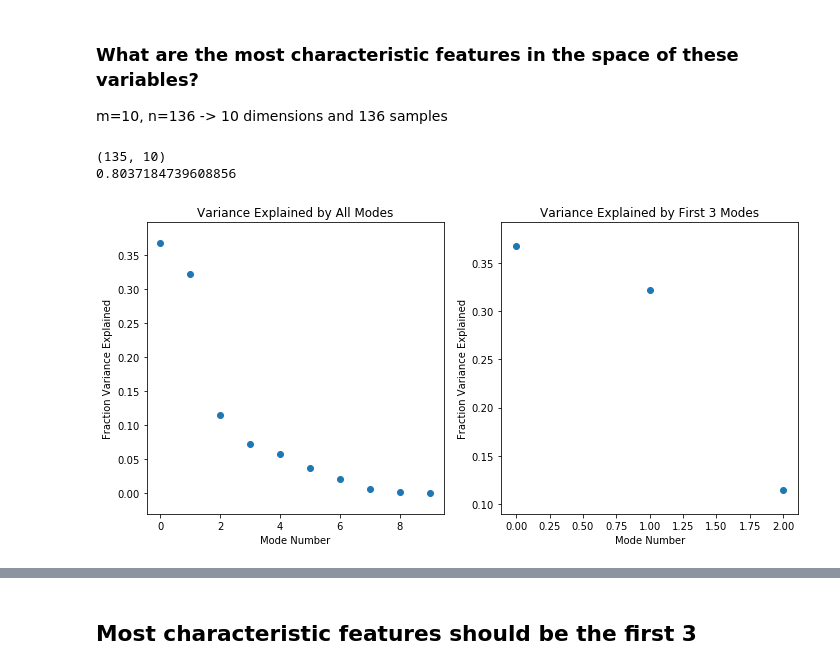
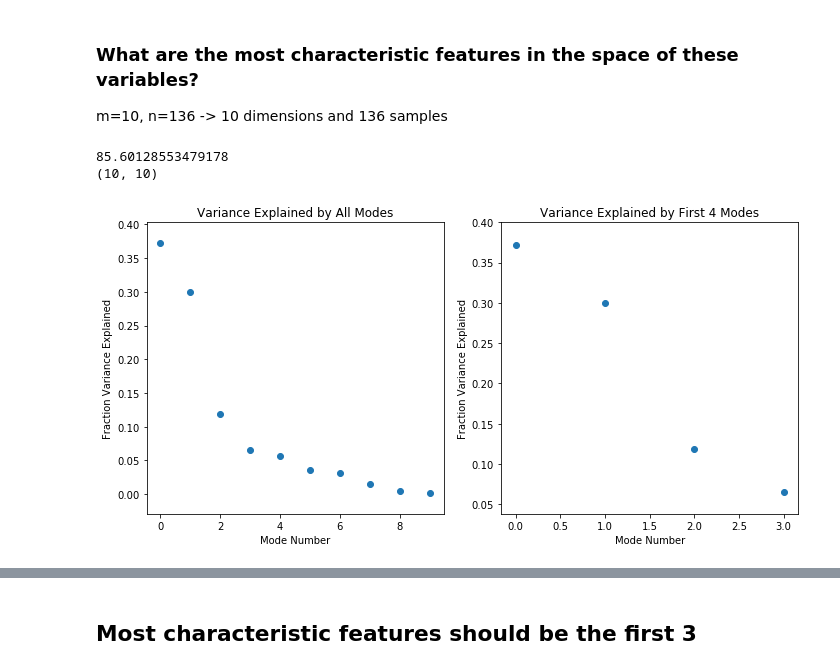
Before and after one commit to Pearl-Ayem/Geoscientific-Data-Science-and-Empirical-Modeling, a Jupyter notebook: Jan_30/Python/Glacier Mass Balance Pt.1.ipynb, the cells around one changed output, grey strips where cells are left out. Saved outputs shown, nothing was run; the diff lists cells and outputs as text; code cells hidden in the pictures.

```diff
--- a/Jan_30/Python/Glacier Mass Balance Pt.1.ipynb
+++ b/Jan_30/Python/Glacier Mass Balance Pt.1.ipynb
@@ -109,36 +109,38 @@ SOLUTIONS
 m=10, n=136 -> 10 dimensions and 136 samples
 # %%
 ## We want to run PCA
-print(np.shape(data_norm))
 n_modes = np.min(np.shape(data_norm))
 pca = PCA(n_components = n_modes)
-PCs = pca.fit_transform(data_norm.T)
+PCs = pca.fit_transform(data_norm)
 eigvecs = pca.components_
 fracVar = pca.explained_variance_ratio_
-print(np.sum(fracVar[:3]))  #sum of the first 3 modes = total percent variance explained by the first 3
+
+n=4
+print(np.sum(fracVar[:n])*100)  #sum of the first n modes = total percent variance explained by the first neigvecs
+print(np.shape(eigvecs))
 # %% [output]
-(135, 10)
-0.8037184739608856
+85.60128553479178
+(10, 10)
 # %%
 #plot fraction of variance explained by each mode
 
 plt.figure(figsize=(10,5))
 
 plt.subplot(1,2,1)
 plt.scatter(range(len(fracVar)),fracVar)
 plt.xlabel('Mode Number')
 plt.ylabel('Fraction Variance Explained')
 plt.title('Variance Explained by All Modes')
 
 plt.subplot(1,2,2)
-n_modes_show = 3
+n_modes_show = n
 plt.scatter(range(n_modes_show),fracVar[:n_modes_show])
 plt.xlabel('Mode Number')
 plt.ylabel('Fraction Variance Explained')
 plt.title('Variance Explained by First ' + str(n_modes_show) + ' Modes')
 
 plt.tight_layout()
 
 plt.show()
 # %% [output]
-[figure, old version]
+[figure, new version]
```
Also changed, not shown: parts of 2 cells of this notebook.
